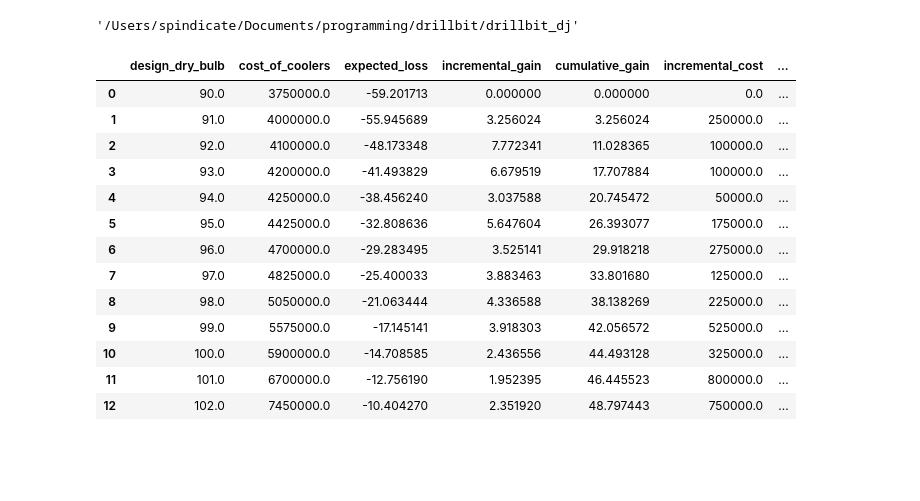
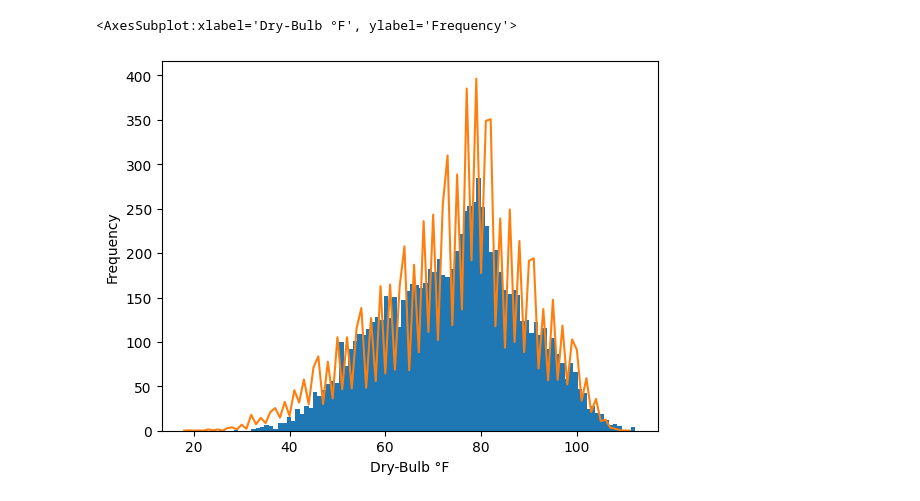
Before and after one commit to rjskene/drillbitapp, a Jupyter notebook: drillbit_dj/Untitled.ipynb, the cells around one changed output. Drawn from its saved outputs; the diff is of its cells as text; code cells hidden in the pictures; blank space fills up the shorter version.

```diff
--- a/drillbit_dj/Untitled.ipynb
+++ b/drillbit_dj/Untitled.ipynb
@@ -139,9 +223,0 @@ updating meta...done
-# %%
-price = btc.current_price
-price = 24000
-capacity = 50e6
-reward = btc.current_reward
-difficulty = btc.difficulty
-station = WeatherStation.objects.get(location__contains='Pecos')
-rig = Rig.objects.get(make='Antminer', model='S19', generation='jPro')
-rejection = HeatRejection.objects.get(design_dry_bulb=95)
@@ -175,21 +224,26 @@ df.to_csv('cooler_capacity.csv')
-# %%
-os.getcwd()
-# %% [output]
-'/Users/spindicate/Documents/programming/drillbit/drillbit_dj'
-# %%
-df
-# %% [output]
-|  | design_dry_bulb | cost_of_coolers | expected_loss | incremental_gain | cumulative_gain | incremental_cost | ... |
-| 0 | 90.0 | 3750000.0 | -59.201713 | 0.000000 | 0.000000 | 0.0 | ... |
-| 1 | 91.0 | 4000000.0 | -55.945689 | 3.256024 | 3.256024 | 250000.0 | ... |
-| 2 | 92.0 | 4100000.0 | -48.173348 | 7.772341 | 11.028365 | 100000.0 | ... |
-| 3 | 93.0 | 4200000.0 | -41.493829 | 6.679519 | 17.707884 | 100000.0 | ... |
-| 4 | 94.0 | 4250000.0 | -38.456240 | 3.037588 | 20.745472 | 50000.0 | ... |
-| 5 | 95.0 | 4425000.0 | -32.808636 | 5.647604 | 26.393077 | 175000.0 | ... |
-| 6 | 96.0 | 4700000.0 | -29.283495 | 3.525141 | 29.918218 | 275000.0 | ... |
-| 7 | 97.0 | 4825000.0 | -25.400033 | 3.883463 | 33.801680 | 125000.0 | ... |
-| 8 | 98.0 | 5050000.0 | -21.063444 | 4.336588 | 38.138269 | 225000.0 | ... |
-| 9 | 99.0 | 5575000.0 | -17.145141 | 3.918303 | 42.056572 | 525000.0 | ... |
-| 10 | 100.0 | 5900000.0 | -14.708585 | 2.436556 | 44.493128 | 325000.0 | ... |
-| 11 | 101.0 | 6700000.0 | -12.756190 | 1.952395 | 46.445523 | 800000.0 | ... |
-| 12 | 102.0 | 7450000.0 | -10.404270 | 2.351920 | 48.797443 | 750000.0 | ... |
+# %%
+temps_by_month = []
+for m in trange(temps.shape[0]):
+    month = pd.Period(freq='M', month=m+1, year=2022)
+    temps_by_hr = np.zeros((24, month.days_in_month))
+    for hr, mean_temp in np.ndenumerate(temps[m, :, 0]):
+        norm = scist.norm(mean_temp, optimal_vars[m, hr])
+        temps_by_hr[hr] = norm.rvs(month.days_in_month)
+
+    temps_by_month += np.transpose(temps_by_hr).flatten().tolist() # transpose swaps the dimensions
+
+periods = pd.period_range(periods=len(temps_by_month), freq='H', end=month)
+# %%
+ser = pd.Series(temps_by_month, index=periods)
+# %%
+actual = WeatherData.objects.get(
+    station=station,
+    type='single-variable frequency',
+    variable='Dry-Bulb'
+)
+# %%
+ser.plot.hist(bins=94)
+pd.DataFrame(actual.data).set_index('Dry-Bulb °F').iloc[:, 0].plot()
+# %% [output]
+<AxesSubplot:xlabel='Dry-Bulb °F', ylabel='Frequency'>
+[figure, added]
```
Also changed, not shown: parts of 44 cells of this notebook, 57 other files.
